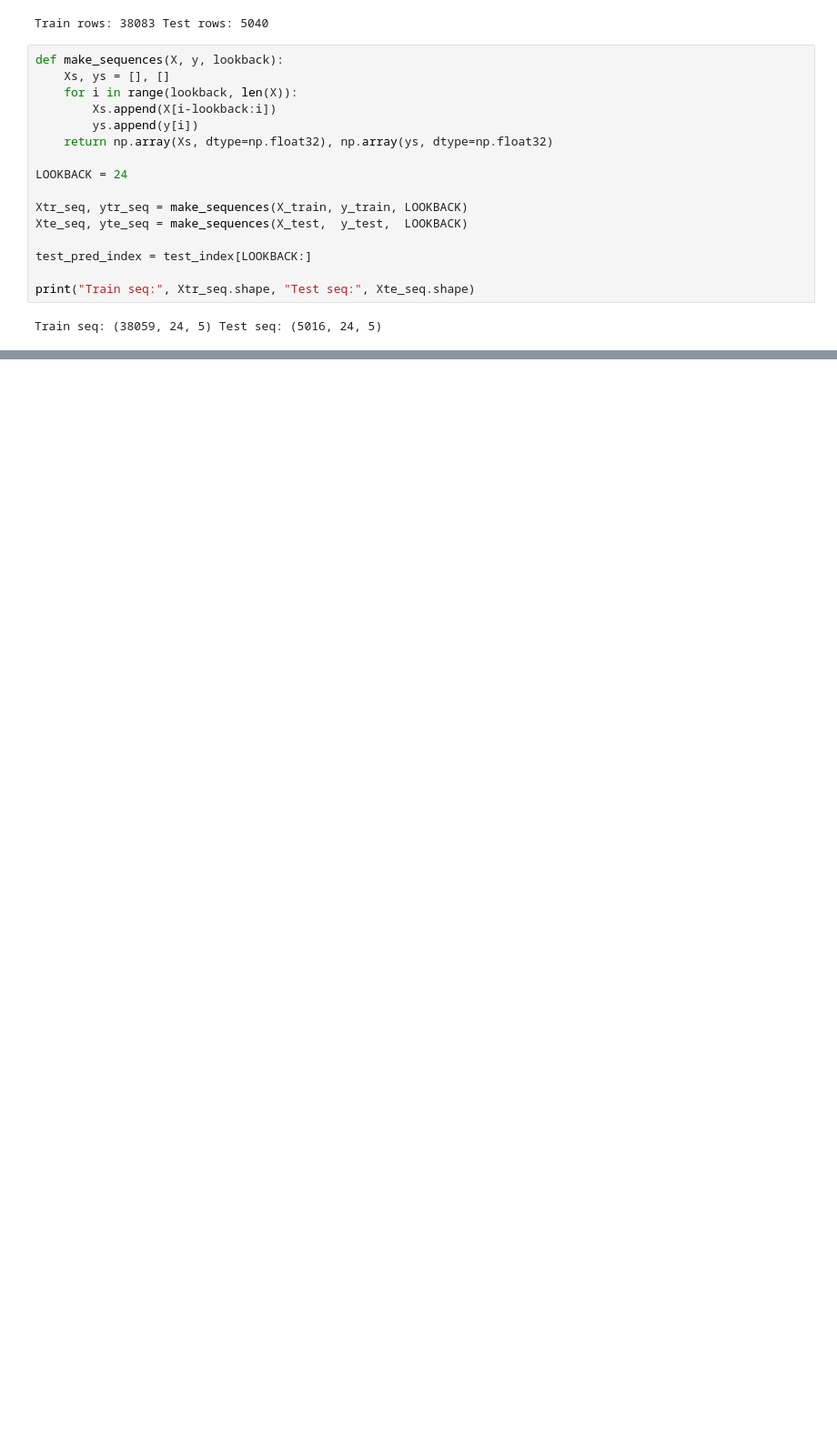
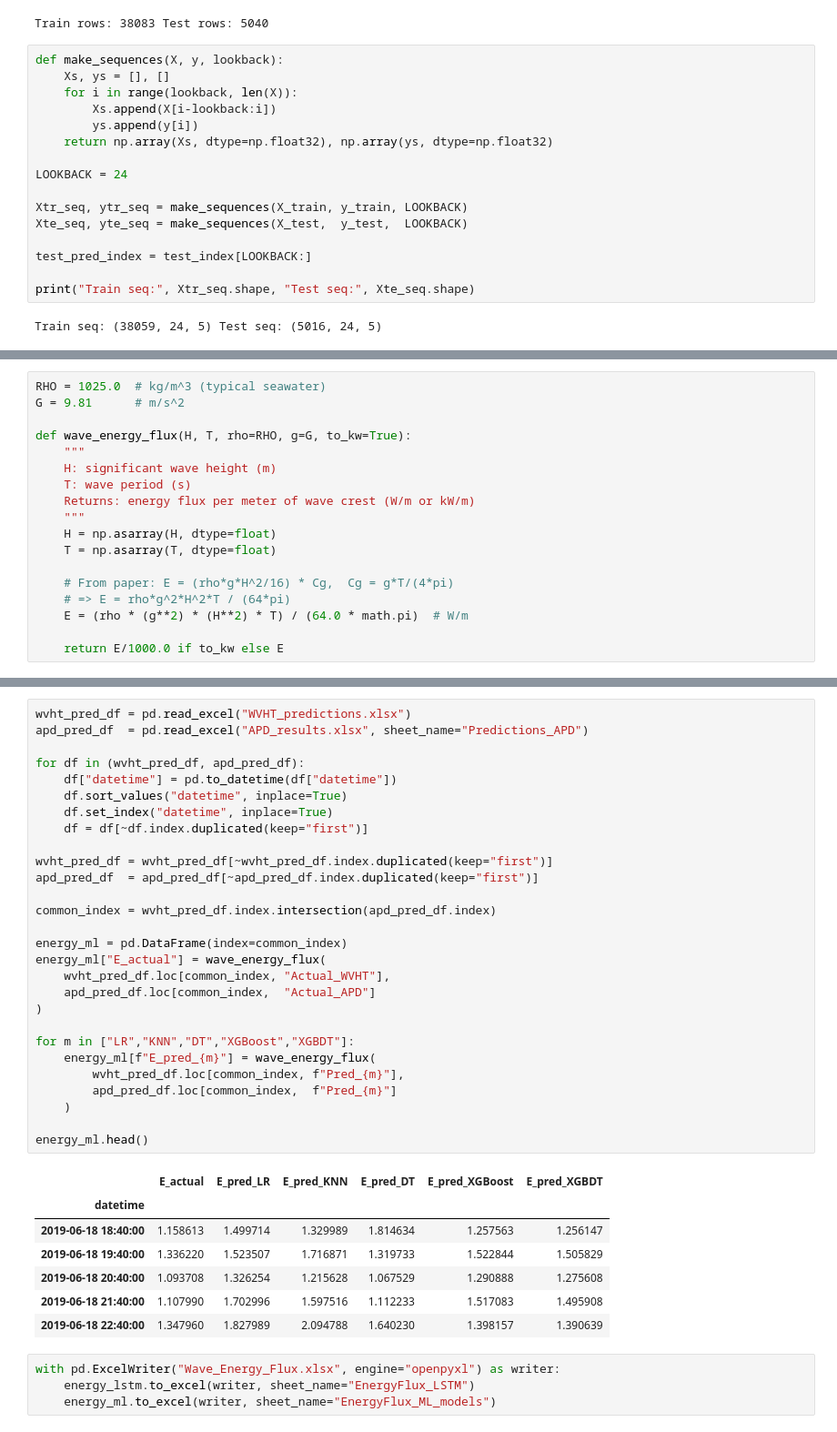
Before and after one commit to RichelCode/Wave-Energy-Forecasting, a Jupyter notebook: Wave Analysis.ipynb, the cells around one changed output, grey strips where cells are left out. Shown at 91% size. Saved outputs shown, nothing was run; the diff lists cells and outputs as text; blank space fills up the shorter version.

```diff
--- a/Wave Analysis.ipynb
+++ b/Wave Analysis.ipynb
@@ -1017,0 +1041,18 @@ plt.show()
+# %%
+RHO = 1025.0  # kg/m^3 (typical seawater)
+G = 9.81      # m/s^2
+
+def wave_energy_flux(H, T, rho=RHO, g=G, to_kw=True):
+    """
+    H: significant wave height (m)
+    T: wave period (s)
+    Returns: energy flux per meter of wave crest (W/m or kW/m)
+    """
+    H = np.asarray(H, dtype=float)
+    T = np.asarray(T, dtype=float)
+
+    # From paper: E = (rho*g*H^2/16) * Cg,  Cg = g*T/(4*pi)
+    # => E = rho*g^2*H^2*T / (64*pi)
+    E = (rho * (g**2) * (H**2) * T) / (64.0 * math.pi)  # W/m
+
+    return E/1000.0 if to_kw else E
@@ -1017,0 +1095,40 @@ plt.show()
+# %%
+wvht_pred_df = pd.read_excel("WVHT_predictions.xlsx")
+apd_pred_df  = pd.read_excel("APD_results.xlsx", sheet_name="Predictions_APD")
+
+for df in (wvht_pred_df, apd_pred_df):
+    df["datetime"] = pd.to_datetime(df["datetime"])
+    df.sort_values("datetime", inplace=True)
+    df.set_index("datetime", inplace=True)
+    df = df[~df.index.duplicated(keep="first")]
+
+wvht_pred_df = wvht_pred_df[~wvht_pred_df.index.duplicated(keep="first")]
+apd_pred_df  = apd_pred_df[~apd_pred_df.index.duplicated(keep="first")]
+
+common_index = wvht_pred_df.index.intersection(apd_pred_df.index)
+
+energy_ml = pd.DataFrame(index=common_index)
+energy_ml["E_actual"] = wave_energy_flux(
+    wvht_pred_df.loc[common_index, "Actual_WVHT"],
+    apd_pred_df.loc[common_index,  "Actual_APD"]
+)
+
+for m in ["LR","KNN","DT","XGBoost","XGBDT"]:
+    energy_ml[f"E_pred_{m}"] = wave_energy_flux(
+        wvht_pred_df.loc[common_index, f"Pred_{m}"],
+        apd_pred_df.loc[common_index,  f"Pred_{m}"]
+    )
+
+energy_ml.head()
+# %% [output]
+|  | E_actual | E_pred_LR | E_pred_KNN | E_pred_DT | E_pred_XGBoost | E_pred_XGBDT |
+| datetime |  |  |  |  |  |  |
+| 2019-06-18 18:40:00 | 1.158613 | 1.499714 | 1.329989 | 1.814634 | 1.257563 | 1.256147 |
+| 2019-06-18 19:40:00 | 1.336220 | 1.523507 | 1.716871 | 1.319733 | 1.522844 | 1.505829 |
+| 2019-06-18 20:40:00 | 1.093708 | 1.326254 | 1.215628 | 1.067529 | 1.290888 | 1.275608 |
+| 2019-06-18 21:40:00 | 1.107990 | 1.702996 | 1.597516 | 1.112233 | 1.517083 | 1.495908 |
+| 2019-06-18 22:40:00 | 1.347960 | 1.827989 | 2.094788 | 1.640230 | 1.398157 | 1.390639 |
+# %%
+with pd.ExcelWriter("Wave_Energy_Flux.xlsx", engine="openpyxl") as writer:
+    energy_lstm.to_excel(writer, sheet_name="EnergyFlux_LSTM")
+    energy_ml.to_excel(writer, sheet_name="EnergyFlux_ML_models")
```
Also changed, not shown: parts of 14 cells of this notebook.
